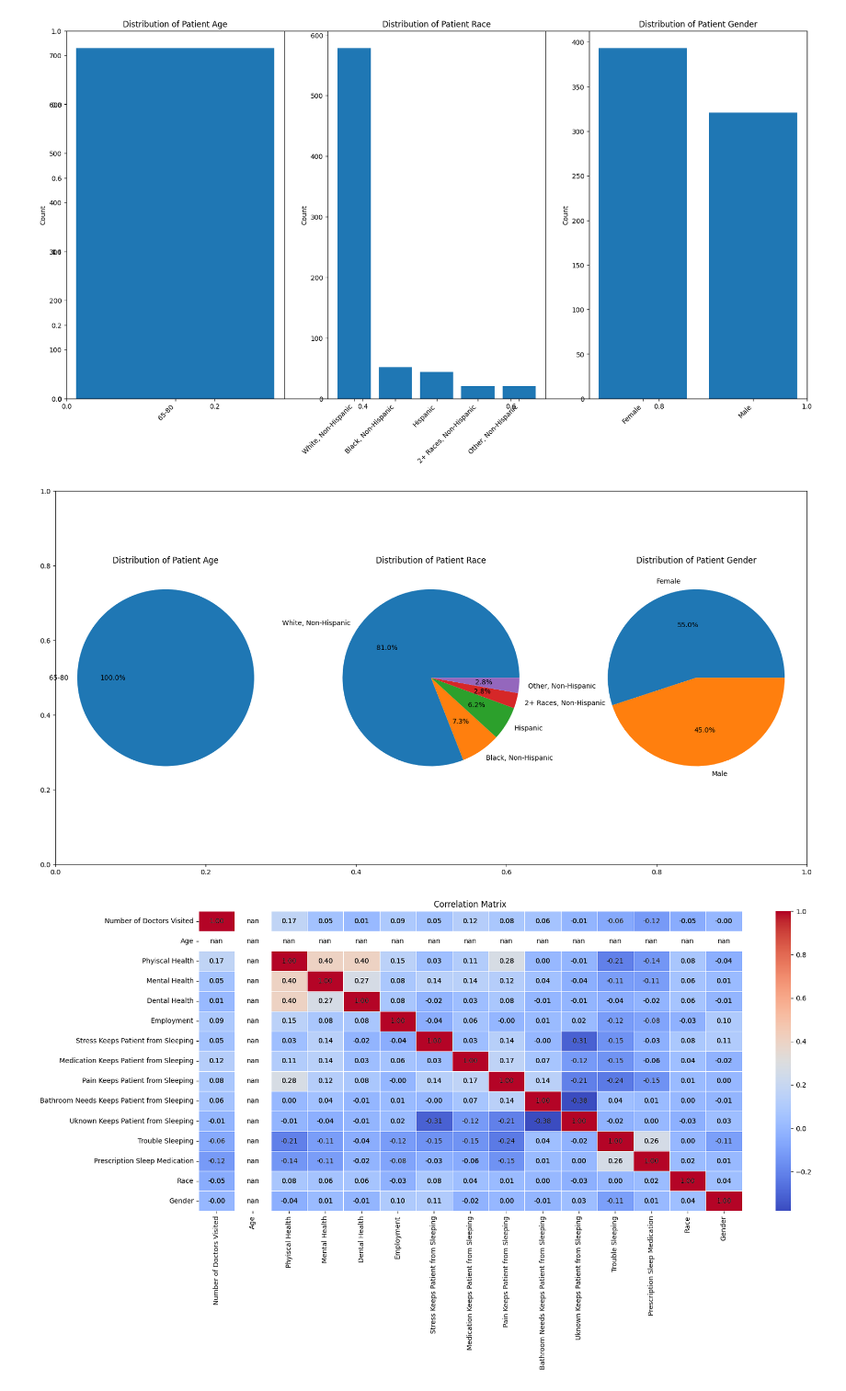
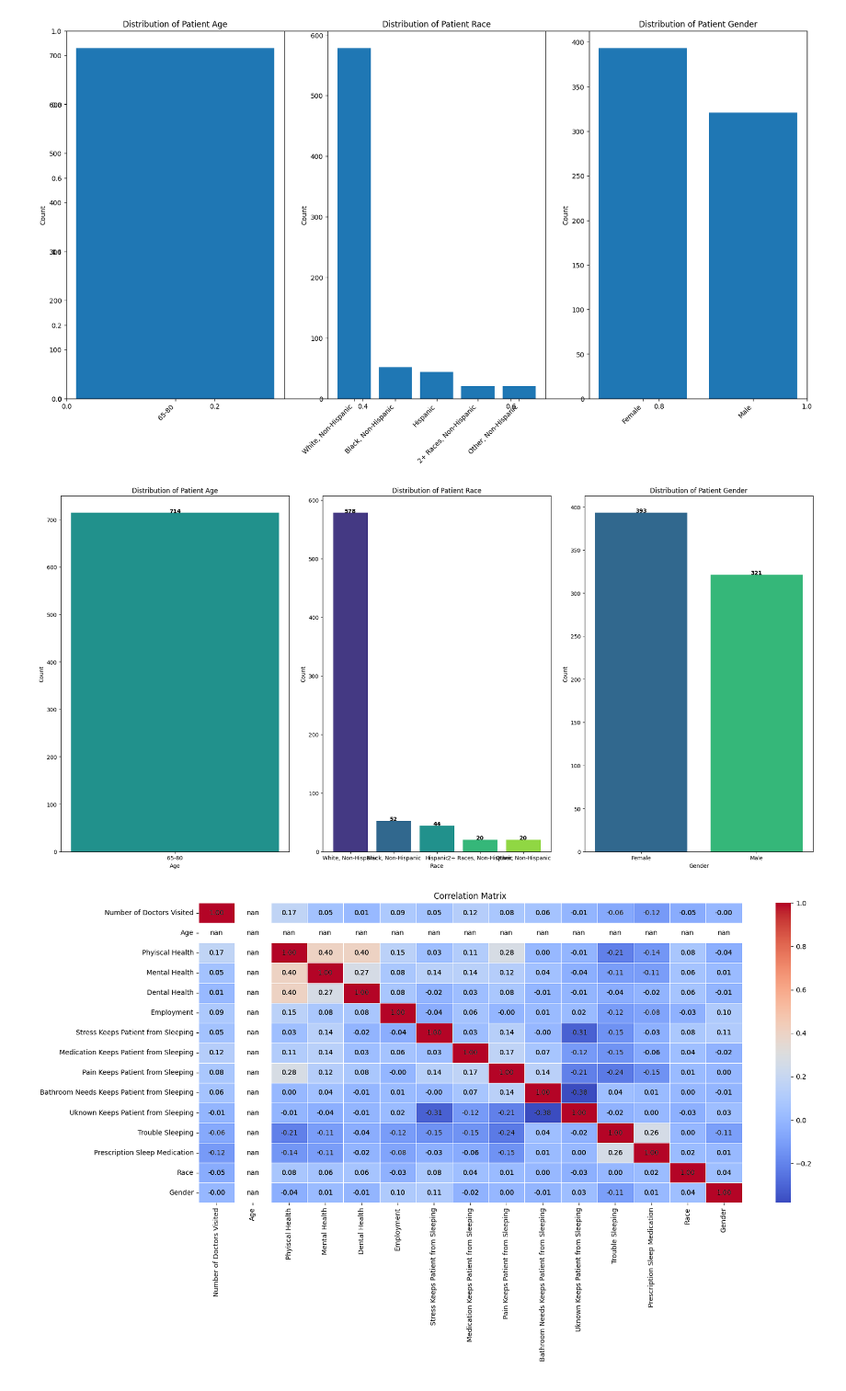
Before and after one commit to pkziinn10/Analyze-the-use-of-medical-services-by-the-elderly, a Jupyter notebook: src/AUSMI.ipynb, the cells around one changed output. Shown at 92% size. Drawn from its saved outputs; the diff is of its cells as text; code cells hidden in the pictures.

```diff
--- a/src/AUSMI.ipynb
+++ b/src/AUSMI.ipynb
@@ -225,20 +226,22 @@ for i, col in enumerate(['Age', 'Race' , 'Gender']):
 plt.show()
 # %% [output]
 [figure]
-# %%
-plt.subplots(figsize=(20, 10))
-for i, col in enumerate(['Age', 'Race' , 'Gender']):
-    plt.subplot(1, 3, i + 1)
-
-    x = df_[col].value_counts()
-    plt.title('Distribution of Patient ' + col)
-    plt.pie(x.values,
-            labels=x.index,
-            autopct='%1.1f%%')
-
-plt.show()
-# %% [output]
-[figure, removed]
+# %%
+fig, axes = plt.subplots(1, 3, figsize=(20, 10))
+for i, col in enumerate(['Age', 'Race', 'Gender']):
+    x = df_[col].value_counts()
+    axes[i].bar(x.index.astype(str), x.values, color=sns.color_palette("viridis", len(x)))
+    axes[i].set_title('Distribution of Patient ' + col)
+    axes[i].set_xlabel(col)
+    axes[i].set_ylabel('Count')
+    # Adicionar valores em cima das barras
+    for j, v in enumerate(x.values):
+        axes[i].text(j, v + 0.5, str(v), ha='center', fontweight='bold')
+
+plt.tight_layout()
+plt.show()
+# %% [output]
+[figure, added]
 # %%
 # Calculate the correlation matrix
 corr_matrix = df.corr()
```
Also changed, not shown: parts of 21 cells of this notebook.
